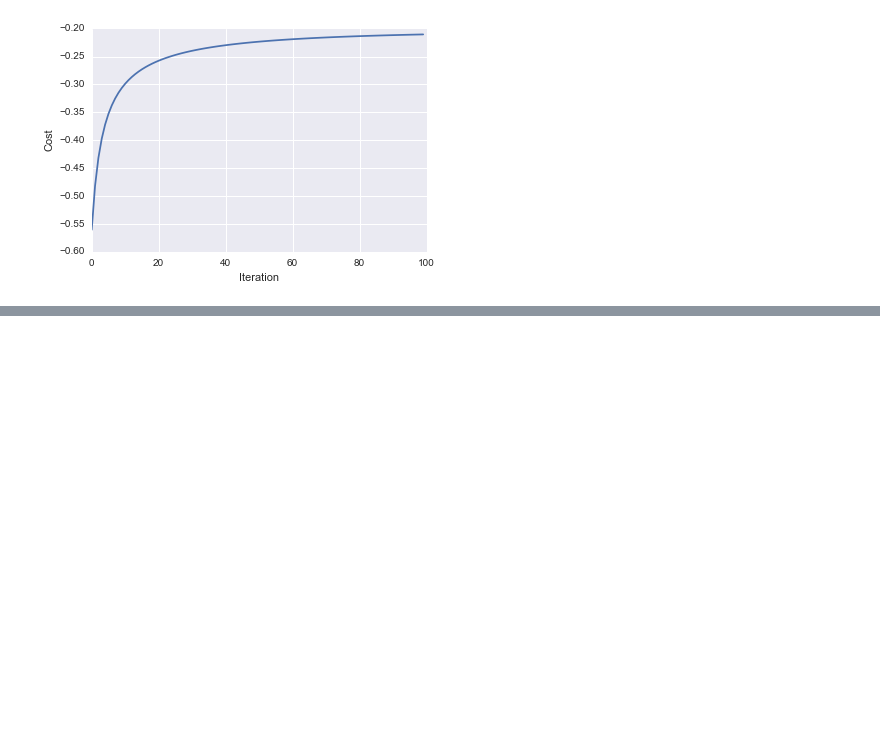
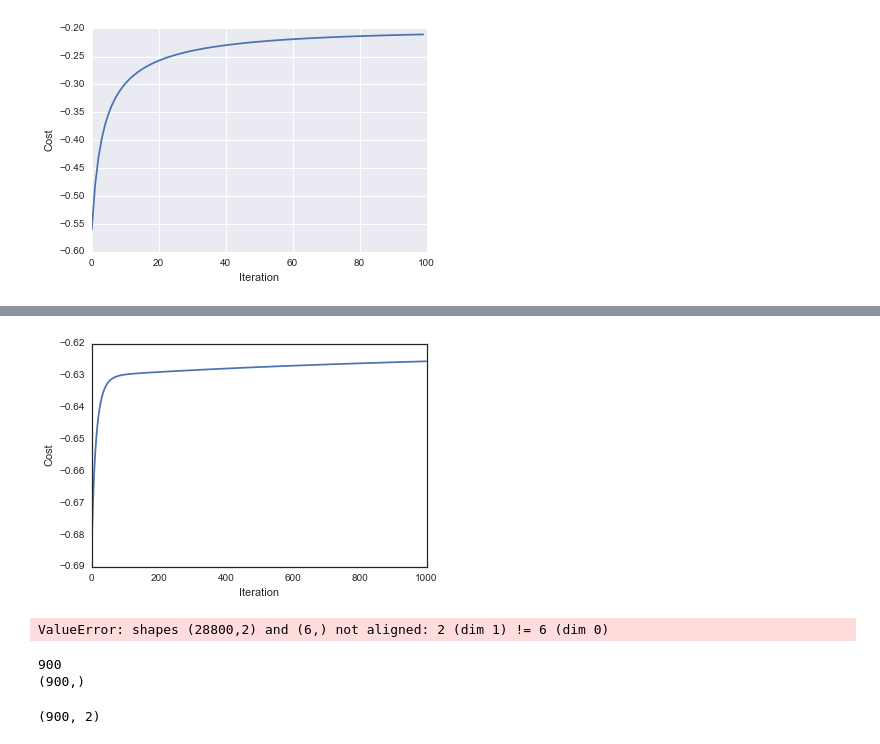
Before and after one commit to MarvinBertin/ML-Algorithms, a Jupyter notebook: LogisticRegression/Logistic Regression.ipynb, the cells around one changed output, grey strips where cells are left out. Drawn from its saved outputs; the diff is of its cells as text; code cells hidden in the pictures; blank space fills up the shorter version.

```diff
--- a/LogisticRegression/Logistic Regression.ipynb
+++ b/LogisticRegression/Logistic Regression.ipynb
@@ -171,3 +162,3 @@ Xpol[:3,:]
 # %%
-data2 = pd.read_csv("data/data2.txt", header = None, names = ["X1", "X2", "y"] )
-data2.head()
+data3 = pd.read_csv("data/data2.txt", header = None, names = ["X1", "X2", "y"] )
+data3.head()
@@ -181,25 +181,26 @@ cost = reg_log_likelihood
 gradient = reg_log_likelihood_gradient
 predict_func = predict
 # %%
-X = data1.ix[:,:-1].values
-degree = 6
-Xpol = np.ones((X.shape[0], degree))
-print Xpol[:3,:]
-for i in range(degree):
-    for j in range(0, i+1):
-        Xpol[:,i] = X[:,0]**(i-j) * X[:,1]**(j)
-Xpol[:3,:]
+def mapFeatures(X):
+    degree = 6
+    Xpol = np.ones((X.shape[0], degree))
+    for i in range(degree):
+        for j in range(0, i+1):
+            Xpol[:,i] = X[:,0]**(i-j) * X[:,1]**(j)
+    return Xpol
+# %%
+X3 = data3.ix[:,:-1].values
+y3 = data3.ix[:,-1].values
+Xpol = mapFeatures(X3)
 # %%
 # Instantiate and run model on data
-model = GradientAscent(cost, gradient, predict_func)
-
-y = data1.ix[:,-1]
-model.run(Xpol, y, alpha=0.0001, num_iterations=100, reg = 10)
+model3 = GradientAscent(cost, gradient, predict_func, fit_intercept = False, scale = False)
+model3.run(Xpol, y3, alpha=2, num_iterations=1000, L2_reg = 0)
 
 # model predictions
-y_pred = model.predict(Xpol)
+y3_pred = model3.predict(Xpol)
 
 print "*******************************"
-print "Accuracy: ", accuracy(y,y_pred)
-print "Precision: ", precision(y,y_pred)
-print "Recall:", recall(y,y_pred)
+print "Accuracy: ", accuracy(y3,y3_pred)
+print "Precision: ", precision(y3,y3_pred)
+print "Recall:", recall(y3,y3_pred)
@@ -208,0 +215,8 @@ X
+# %%
+# Check if your model reached convergence
+plt.plot(xrange(len(model3.costs_ascent)), model3.costs_ascent)
+plt.xlabel("Iteration")
+plt.ylabel("Cost")
+plt.show()
+# %% [output]
+[figure, added]
@@ -208,0 +239,6 @@ X
+# %%
+# Plot the decision boundary
+plot_decision_boundary(lambda x: model3.predict(x), Xpol, y3)
+plt.title("Decision Boundary for ...");
+# %% [output]
+ValueError: shapes (28800,2) and (6,) not aligned: 2 (dim 1) != 6 (dim 0)
@@ -208,0 +252,11 @@ X
+# %%
+print len(xx.ravel())
+print yy.ravel().shape
+# %% [output]
+900
+(900,)
+# %%
+Z = np.c_[xx.ravel(), yy.ravel()]
+Z.shape
+# %% [output]
+(900, 2)
```
Also changed, not shown: parts of 11 cells of this notebook, 1 other file.
